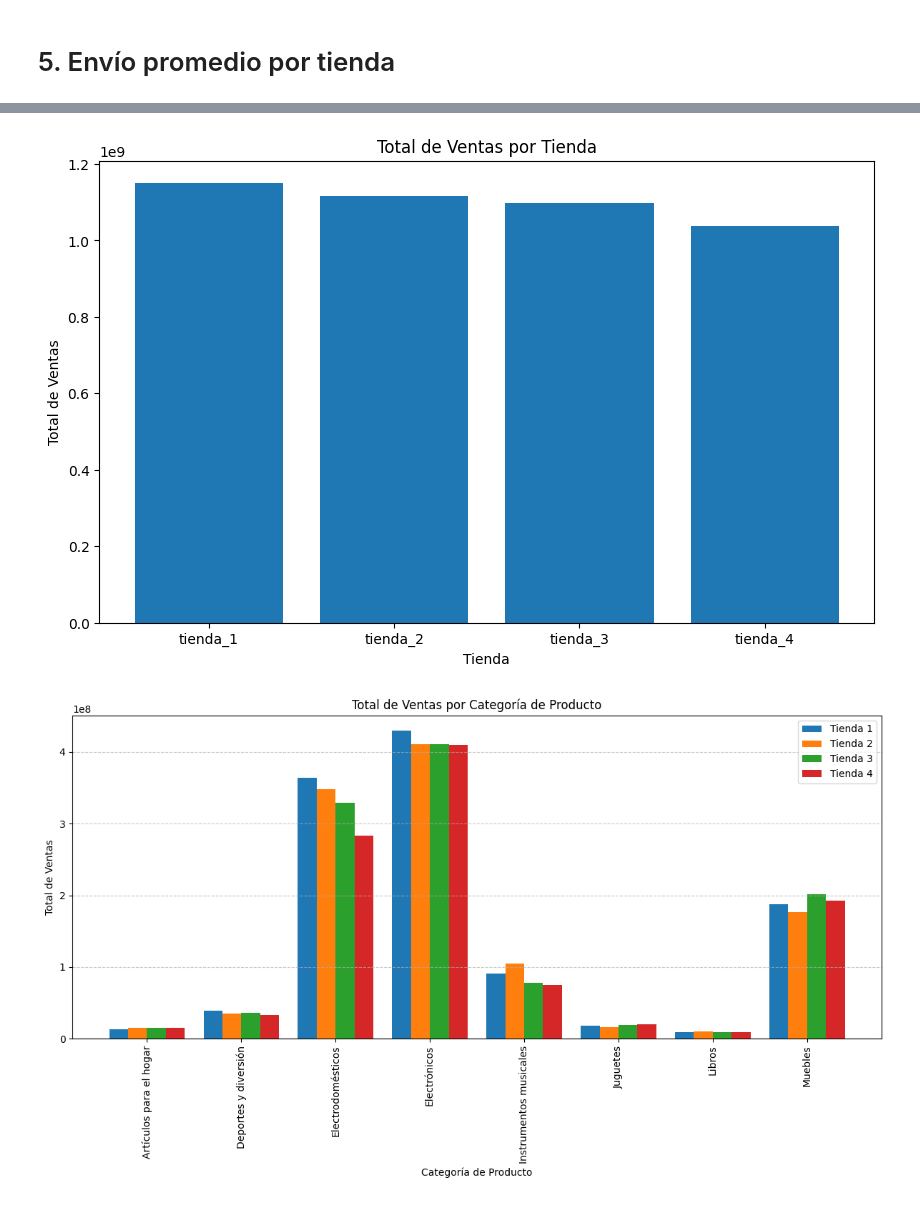
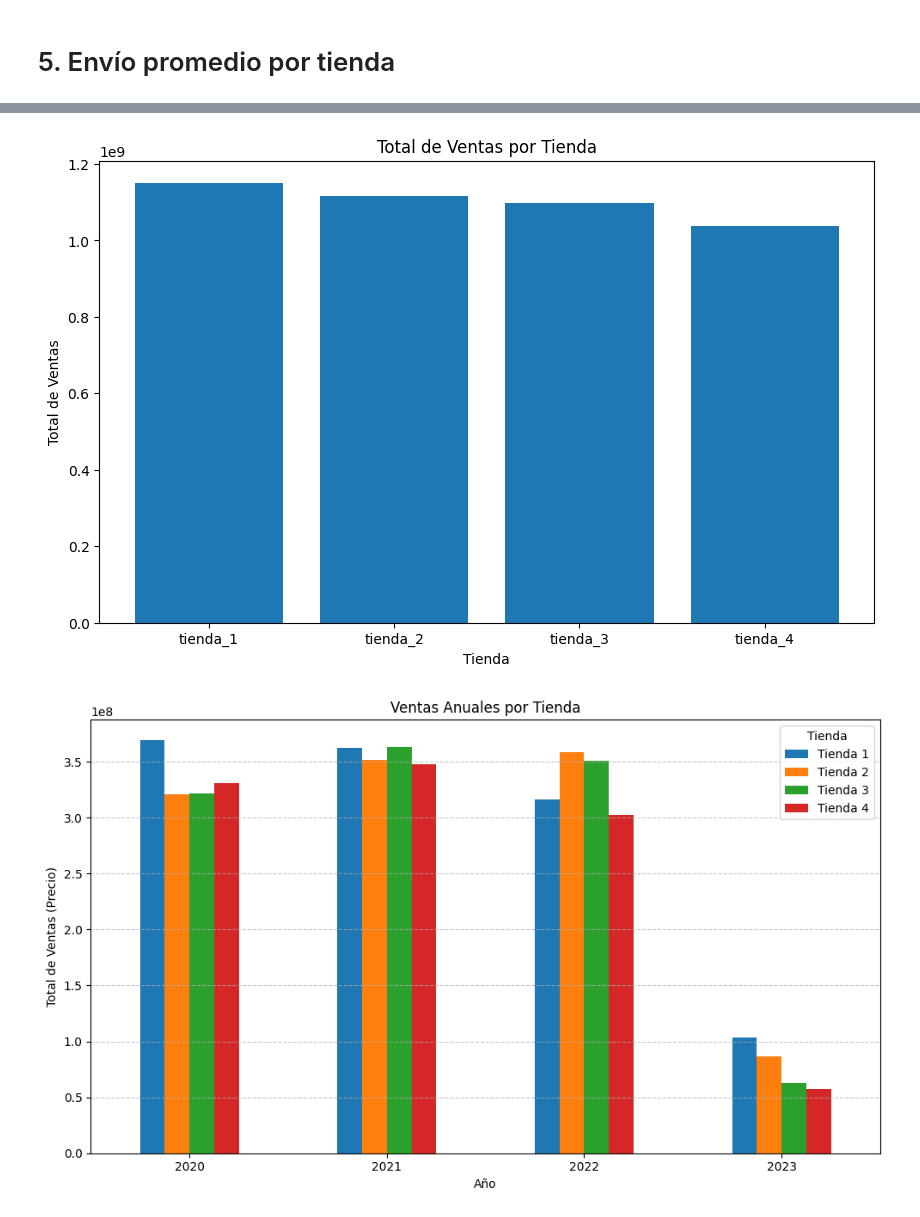
Before and after one commit to JUANJO2410/DESAFIO_1, a Jupyter notebook: AluraStoreLatam.ipynb, the cells around one changed output, grey strips where cells are left out. Saved outputs shown, nothing was run; the diff lists cells and outputs as text; code cells hidden in the pictures.

Commit message:
Revisión final_0, analisis profundo de evaluación del desempeño.

```diff
--- a/AluraStoreLatam.ipynb
+++ b/AluraStoreLatam.ipynb
@@ -468,6 +37,7 @@ plt.show()
 import pandas as pd
 import os
 import matplotlib.pyplot as plt
+from sklearn.preprocessing import MinMaxScaler
 
 #Origen datos de Juan
 
@@ -502,6 +72,43 @@ plt.bar(df_totales['Tienda'], df_totales['Total'])
 plt.xlabel('Tienda')
 plt.ylabel('Total de Ventas')
 plt.title('Total de Ventas por Tienda')
+
+print(df_totales)
+print('La Tienda 1 es la que mas factura')
+
+
+#Funcion para analizar por fecha de ventas
+
+for df in (tienda, tienda2, tienda3, tienda4):
+    df ["Fecha de Compra"] = pd.to_datetime(df["Fecha de Compra"], dayfirst=True)
+    df["Año"] = df["Fecha de Compra"].dt.year
+
+ventas_anuales = (
+    pd.concat([
+        tienda.assign(Tienda="Tienda 1"),
+        tienda2.assign(Tienda="Tienda 2"),
+        tienda3.assign(Tienda="Tienda 3"),
+        tienda4.assign(Tienda="Tienda 4")
+    ])
+    .groupby(["Año", "Tienda"])["Precio"]
+    .sum()
+    .reset_index()
+)
+pivot_anual = ventas_anuales.pivot(index='Año', columns='Tienda', values='Precio')
+pivot_anual.plot(
+    kind="bar",
+    figsize=(10, 6),
+    stacked=False
+)
+plt.title("Ventas Anuales por Tienda")
+plt.xlabel("Año")
+plt.ylabel("Total de Ventas (Precio)")
+plt.xticks(rotation=0)
+plt.legend(title="Tienda")
+plt.grid(axis="y", linestyle="--", alpha=0.7)
+plt.tight_layout()
+plt.show()
+
 
 #Funcion para agrupar y sumar categorias
 
@@ -605,7 +212,7 @@ def categorias_extremas(df, nombre_tienda):
         'Cantidad menos vendida': conteo.min()
     }
 
-cat_1 = categorias_extremas(tienda1, 'Tienda_1')
+cat_1 = categorias_extremas(tienda, 'Tienda_1')
 cat_2 = categorias_extremas(tienda2, 'Tienda_2')
 cat_3 = categorias_extremas(tienda3, 'Tienda_3')
 cat_4 = categorias_extremas(tienda4, 'Tienda_4')
@@ -655,4 +262,55 @@ plt.ylabel('Promedio (COP)')
 plt.ylim(0,df_envio_promedio['Tiempo de Envío Promedio'].max() + 5000)
 plt.grid(axis='y', linestyle='--', alpha=0.7)
 plt.show()
+
+#Puntuación por tienda
+
+
+df_totales['Tienda'] = df_totales['Tienda'].str.replace('tienda_', 'Tienda_')
+df_calificaciones['Tienda'] = df_calificaciones['Tienda'].str.replace('tienda_', 'Tienda_')
+df_envio_promedio['Tienda'] = df_envio_promedio['Tienda'].str.replace('tienda_', 'Tienda_')
+
+
+df_eval = df_totales.merge(df_calificaciones, on='Tienda')
+df_eval = df_eval.merge(df_calif_estrellas[['Tienda', '1 estrella', '2 estrellas', '3 estrellas', '4 estrellas', '5 estrellas']], on='Tienda')
+df_eval = df_eval.merge(df_envio_promedio, on='Tienda')
+
+
+df_eval['Total Calificaciones'] = df_eval[['1 estrella', '2 estrellas', '3 estrellas', '4 estrellas', '5 estrellas']].sum(axis=1)
+df_eval['% Malas'] = (df_eval['1 estrella'] + df_eval['2 estrellas']) / df_eval['Total Calificaciones'].replace(0, 1) * 100
+
+
+df_puntaje = df_eval[['Tienda', 'Total', 'Calificación Promedio', '% Malas', 'Tiempo de Envío Promedio']].copy()
+
+# Normalizar (ventas y calificación: alto es mejor, malas y envío: bajo es mejor)
+scaler = MinMaxScaler()
+df_norm = df_puntaje.copy()
+
+# Manejar posibles valores NaN durante el escalado
+for column in ['Total', 'Calificación Promedio', '% Malas', 'Tiempo de Envío Promedio']:
+    df_norm[column] = df_norm[column].fillna(df_norm[column].mean())
+
+df_norm['Total'] = scaler.fit_transform(df_norm[['Total']])
+df_norm['Calificación Promedio'] = scaler.fit_transform(df_norm[['Calificación Promedio']])
+df_norm['% Malas'] = 1 - scaler.fit_transform(df_norm[['% Malas']])
+df_norm['Envío Promedio'] = 1 - scaler.fit_transform(df_norm[['Tiempo de Envío Promedio']])
+
+# Calcular puntaje promedio ponderado
+df_norm['Puntaje Total'] = (
+    df_norm['Total'] * 0.40 +
+    df_norm['Calificación Promedio'] * 0.30 +
+    df_norm['% Malas'] * 0.15 +
+    df_norm['Envío Promedio'] * 0.15
+)
+
+# Ordenar de mejor a peor
+df_resultado = df_norm[['Tienda', 'Puntaje Total']].sort_values(by='Puntaje Total', ascending=False).reset_index(drop=True)
+
+# Mostrar resultado
+print(df_resultado)
+
+# ¿Quién se cierra?
+peor_tienda = df_resultado.iloc[-1]['Tienda']
+print(f"\n🔴 La tienda recomendada para cerrar es: **{peor_tienda}**, por bajo desempeño general.")
+print(f"Próximos Pasos\n🔴 Reasignar inventario y recursos humanos de la tienda cerrada.\n🔴 Implementar mejoras en atención al cliente y logística en las tiendas restantes.\n🔴 Considerar estrategias para reorientar esfuerzos hacia las tiendas con mejor desempeño.")
 # %% [output]
@@ -659,2 +323,2 @@ plt.show()
 [figure]
-[figure, old version]
+[figure, new version]
```
Also changed, not shown: parts of 6 cells of this notebook.
